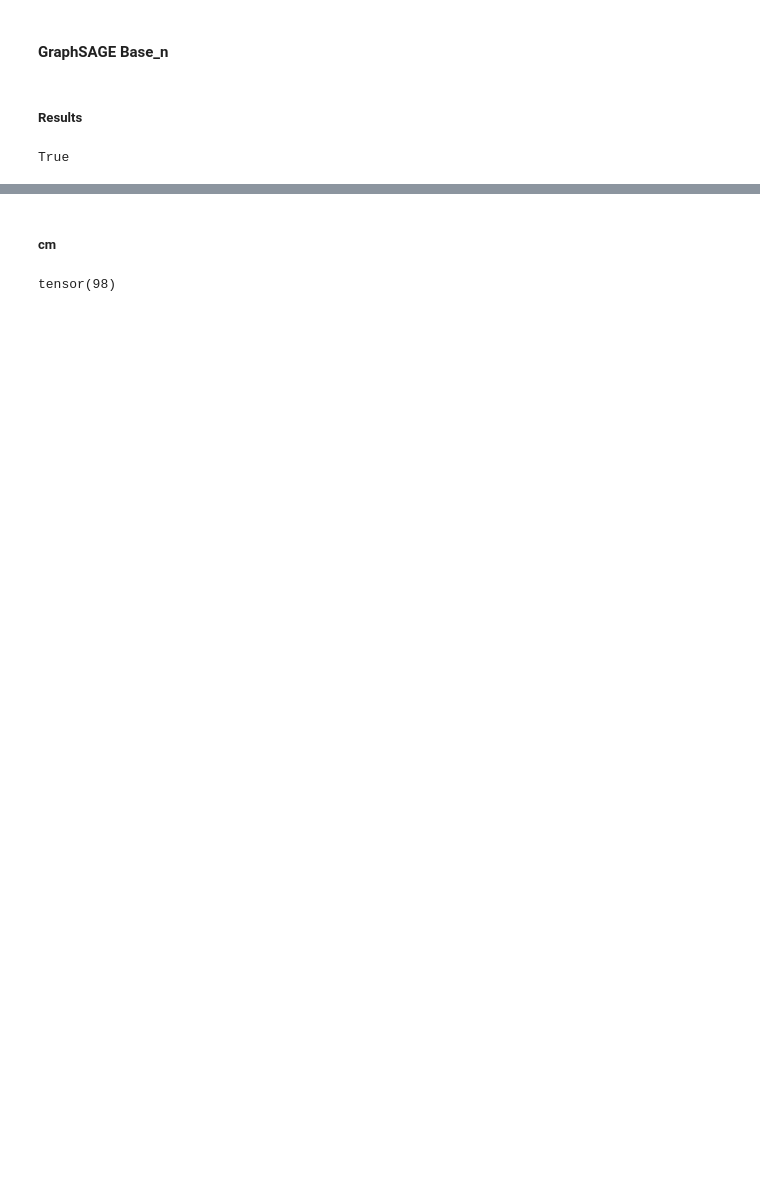
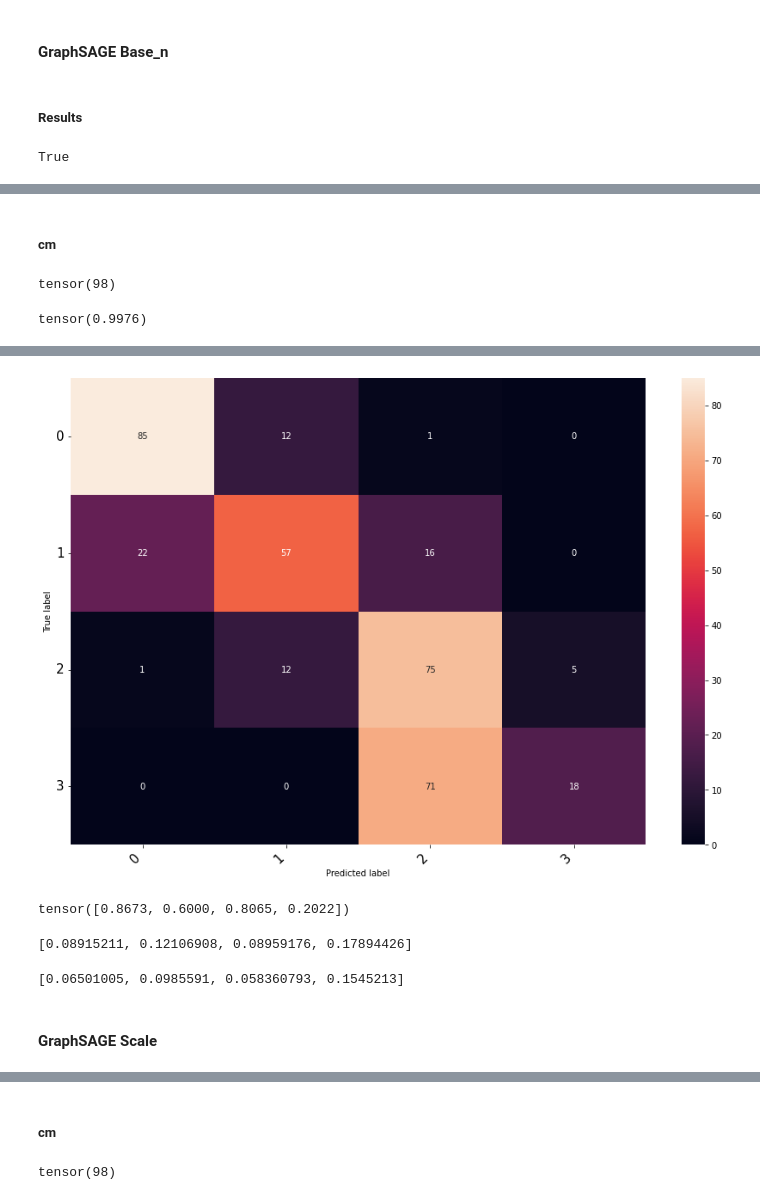
Before and after one commit to vibalcam/gnn-systemic-risk, a Jupyter notebook: notebooks/sym_network/models_reg_75/models_training.ipynb, the cells around one changed output, grey strips where cells are left out. Drawn from its saved outputs; the diff is of its cells as text; code cells hidden in the pictures; blank space fills up the shorter version.

```diff
--- a/notebooks/sym_network/models_reg_75/models_training.ipynb
+++ b/notebooks/sym_network/models_reg_75/models_training.ipynb
@@ -693,7 +695,7 @@ res_edges_sage_base = test(
     use_cpu=False,
     save=True,
     use_edge_weight=True,
-    base_n=True,
+    approach_default='base_n',
 )
 
 toast.show_toast("Done")
@@ -722,0 +748,5 @@ res_edges[0]
+# %%
+all = res_edges[2]
+# ascending order
+sort_idx = np.argsort([k['dict'][metric_filter_2] for k in all])
+all[sort_idx[0]]['dict']
@@ -722,0 +773,15 @@ res_edges[0]
+# %% [markdown]
+##### cm
+# %%
+cm = all[sort_idx[0]]['test_cm'][0]
+# %%
+(cm.labels==0).sum()
+# %% [output]
+tensor(98)
+# %%
+cm.pseudo_perc.max()
+# %% [output]
+tensor(0.9976)
+# %%
+cm.visualize()
+# %% [output]
@@ -722,0 +789,15 @@ res_edges[0]
+[figure, added]
+# %%
+cm.class_accuracy
+# %% [output]
+tensor([0.8673, 0.6000, 0.8065, 0.2022])
+# %%
+[mean_squared_error(y_true=cm.true_percentiles[cm.labels==k], y_pred=cm.pseudo_perc[cm.labels==k], squared=False) for k in range(0, cm.size)]
+# %% [output]
+[0.08915211, 0.12106908, 0.08959176, 0.17894426]
+# %%
+[mean_absolute_error(y_true=cm.true_percentiles[cm.labels==k], y_pred=cm.pseudo_perc[cm.labels==k]) for k in range(0, cm.size)]
+# %% [output]
+[0.06501005, 0.0985591, 0.058360793, 0.1545213]
+# %% [markdown]
+#### GraphSAGE Scale
```
Also changed, not shown: parts of 41 cells of this notebook, 4 other files.
